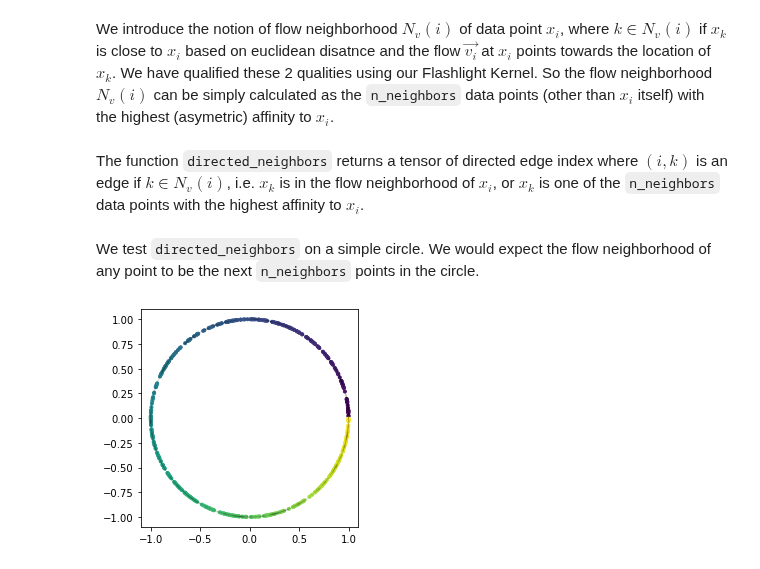
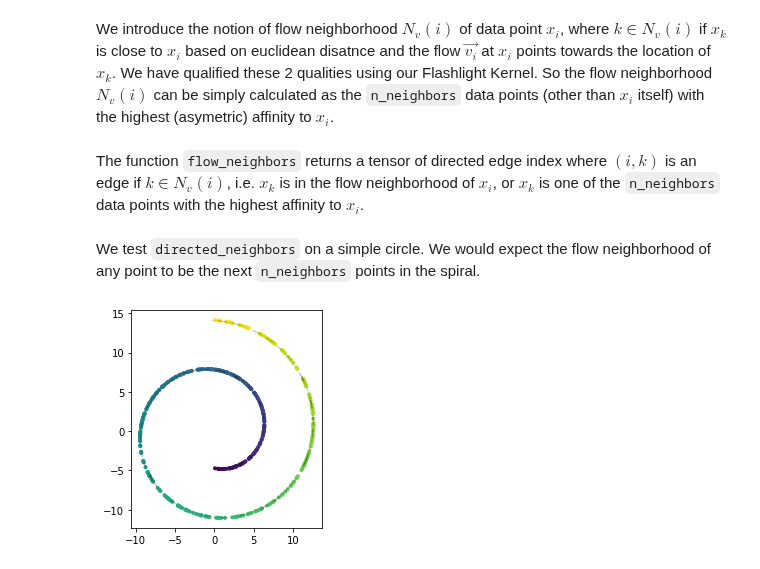
Before and after one commit to professorwug/FRED, a Jupyter notebook: 02c Flow Neighborhoods.ipynb, the cells around one changed output. Drawn from its saved outputs; the diff is of its cells as text; code cells hidden in the pictures.

Commit message:
Added flow neighbors

```diff
--- a/02c Flow Neighborhoods.ipynb
+++ b/02c Flow Neighborhoods.ipynb
@@ -16,6 +19,6 @@ device = torch.device("cuda" if torch.cuda.is_available() else "cpu")
 # %% [markdown]
 We introduce the notion of flow neighborhood $N_v(i)$ of data point $x_i$, where $k \in N_v(i)$ if $x_k$ is close to $x_i$ based on euclidean disatnce and the flow $\vec{v_i}$ at $x_i$ points towards the location of $x_k$. We have qualified these 2 qualities using our Flashlight Kernel. So the flow neighborhood $N_v(i)$ can be simply calculated as the `n_neighbors` data points (other than $x_i$ itself) with the highest (asymetric) affinity to $x_i$.
 # %% [markdown]
-The function `directed_neighbors` returns a tensor of directed edge index where $(i,k)$ is an edge if $k \in N_v(i)$, i.e. $x_k$ is in the flow neighborhood of $x_i$, or $x_k$ is one of the `n_neighbors` data points with the highest affinity to $x_i$.
+The function `flow_neighbors` returns a tensor of directed edge index where $(i,k)$ is an edge if $k \in N_v(i)$, i.e. $x_k$ is in the flow neighborhood of $x_i$, or $x_k$ is one of the `n_neighbors` data points with the highest affinity to $x_i$.
 # %%
 # export
@@ -29,12 +32,12 @@ def directed_neighbors(num_nodes, P_graph, n_neighbors=5):
     col = neighbors.flatten().to(P_graph.device)
     return torch.stack((row, col))
 # %% [markdown]
-We test `directed_neighbors` on a simple circle. We would expect the flow neighborhood of any point to be the next `n_neighbors` points in the circle.
+We test `directed_neighbors` on a simple circle. We would expect the flow neighborhood of any point to be the next `n_neighbors` points in the spiral.
 # %%
 # hide_input
-from FlowNet.datasets import directed_circle, plot_directed_2d
+from FlowNet.datasets import directed_spiral_delayed, plot_directed_2d
 import torch
-X, flows, labels = directed_circle()
+X, flows, labels = directed_spiral_delayed()
 plot_directed_2d(X, flows, labels)
 # %% [output]
-[figure, old version]
+[figure, new version]
```
Also changed, not shown: parts of 4 cells of this notebook, 6 other files.
